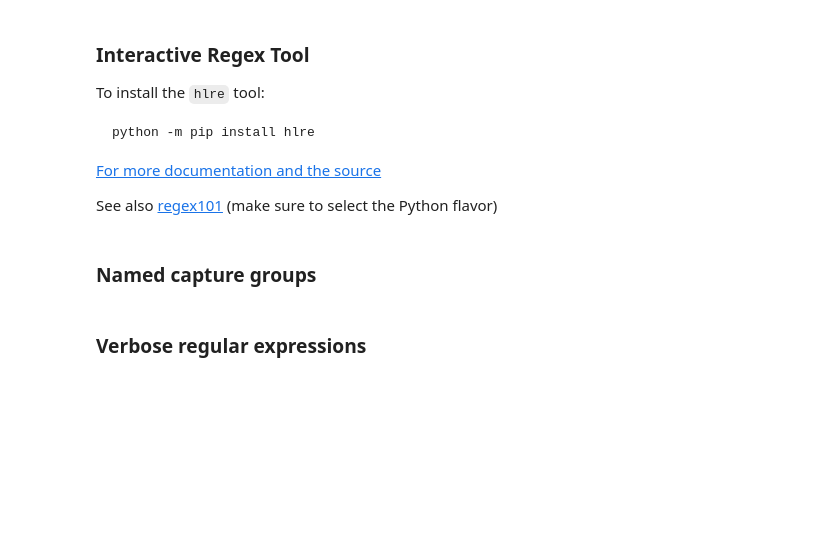
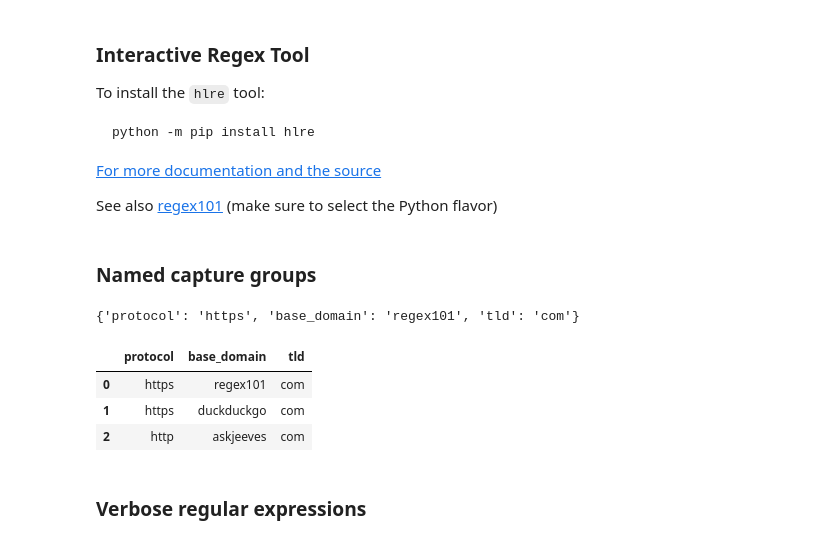
Before and after one commit to DesireeMcElroy/natural-language-processing-exercises, a Jupyter notebook: regex_lesson.ipynb, the cells around one changed output. Drawn from its saved outputs; the diff is of its cells as text; code cells hidden in the pictures; blank space fills up the shorter version.

```diff
--- a/regex_lesson.ipynb
+++ b/regex_lesson.ipynb
@@ -464,5 +499,7 @@ See also [regex101](https://regex101.com) (make sure to select the Python flavor
 # %%
 text = 'You should go check out https://regex101.com, it is a great website!'
 
-match = re.search(
+match = re.search(r'(?P<protocol>https?)://(?P<base_domain>\w+)\.(?P<tld>\w+)', text)
 match.groupdict()
+# %% [output]
+{'protocol': 'https', 'base_domain': 'regex101', 'tld': 'com'}
@@ -471,3 +506,10 @@ df.text.str.extract(
+# %%
+df.text.str.extract(r'(?P<protocol>https?)://(?P<base_domain>\w+)\.(?P<tld>\w+)')
+# %% [output]
+|  | protocol | base_domain | tld |
+| 0 | https | regex101 | com |
+| 1 | https | duckduckgo | com |
+| 2 | http | askjeeves | com |
 # %% [markdown]
 ### Verbose regular expressions
 # %% [markdown]
```
Also changed, not shown: parts of 16 cells of this notebook.
